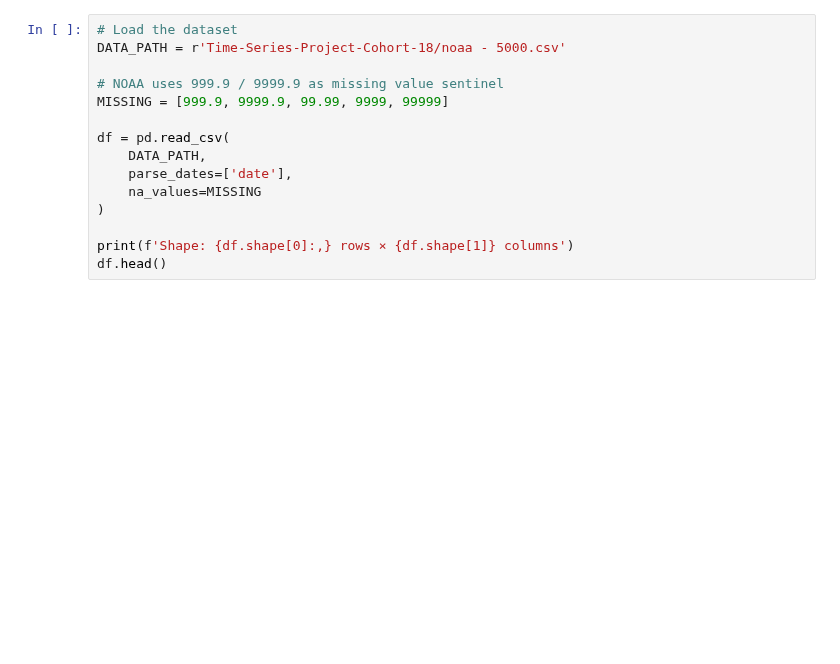
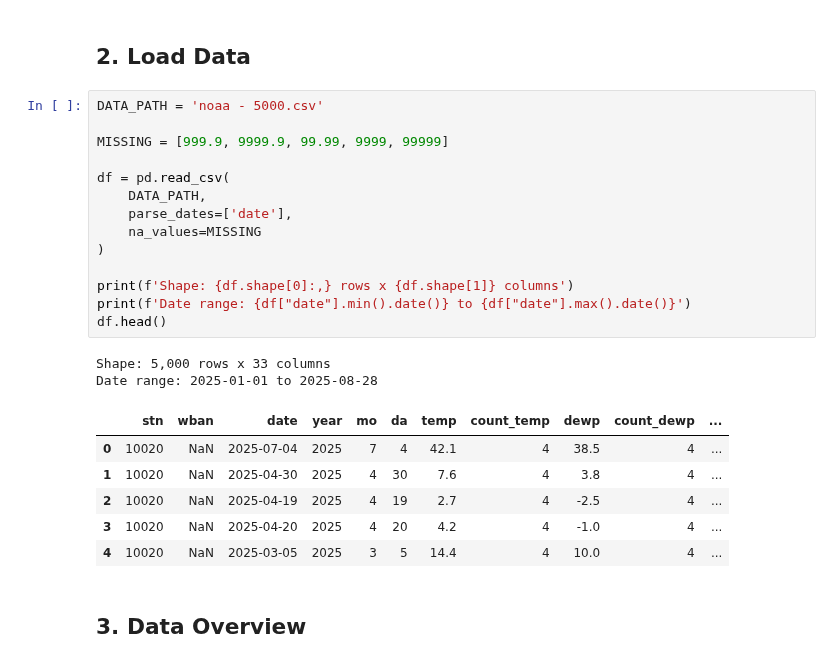
Before and after one commit to iPablo26/Time-Series-Project-Cohort-18, a Jupyter notebook: The_NOAA_project.ipynb, the cells around one changed output. Drawn from its saved outputs; the diff is of its cells as text; blank space fills up the shorter version.

```diff
--- a/The_NOAA_project.ipynb
+++ b/The_NOAA_project.ipynb
@@ -15,16 +23,28 @@ print('Libraries loaded!')
+# %% [markdown]
+## 2. Load Data
 # %%
-# Load the dataset
-DATA_PATH = r'Time-Series-Project-Cohort-18/noaa - 5000.csv'
+DATA_PATH = 'noaa - 5000.csv'
 
-# NOAA uses 999.9 / 9999.9 as missing value sentinel
 MISSING = [999.9, 9999.9, 99.99, 9999, 99999]
 
 df = pd.read_csv(
     DATA_PATH,
     parse_dates=['date'],
     na_values=MISSING
 )
 
-print(f'Shape: {df.shape[0]:,} rows × {df.shape[1]} columns')
+print(f'Shape: {df.shape[0]:,} rows x {df.shape[1]} columns')
+print(f'Date range: {df["date"].min().date()} to {df["date"].max().date()}')
 df.head()
+# %% [output]
+Shape: 5,000 rows x 33 columns
+Date range: 2025-01-01 to 2025-08-28
+|  | stn | wban | date | year | mo | da | temp | count_temp | dewp | count_dewp | ... |
+| 0 | 10020 | NaN | 2025-07-04 | 2025 | 7 | 4 | 42.1 | 4 | 38.5 | 4 | ... |
+| 1 | 10020 | NaN | 2025-04-30 | 2025 | 4 | 30 | 7.6 | 4 | 3.8 | 4 | ... |
+| 2 | 10020 | NaN | 2025-04-19 | 2025 | 4 | 19 | 2.7 | 4 | -2.5 | 4 | ... |
+| 3 | 10020 | NaN | 2025-04-20 | 2025 | 4 | 20 | 4.2 | 4 | -1.0 | 4 | ... |
+| 4 | 10020 | NaN | 2025-03-05 | 2025 | 3 | 5 | 14.4 | 4 | 10.0 | 4 | ... |
+# %% [markdown]
+## 3. Data Overview
 # %%
```
Also changed, not shown: parts of 22 cells of this notebook, 2 other files.
